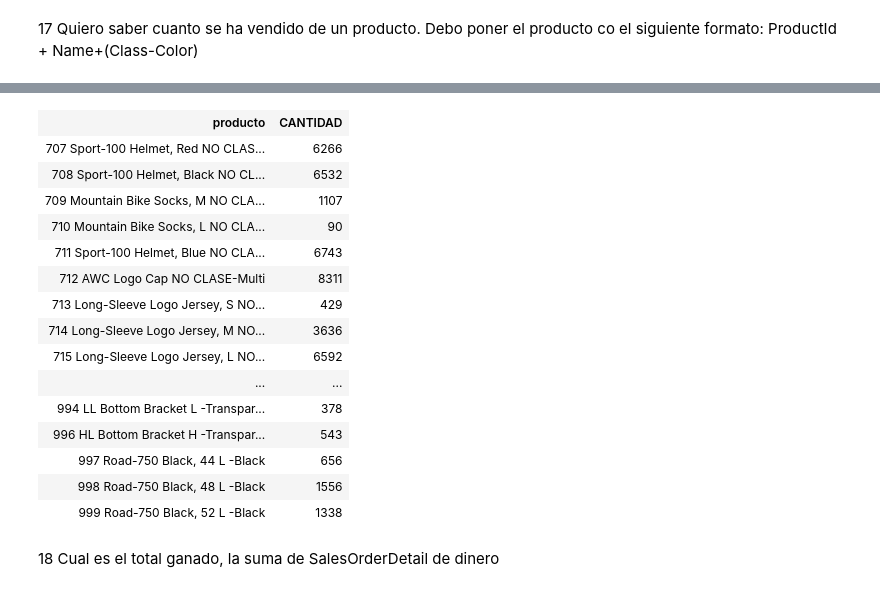
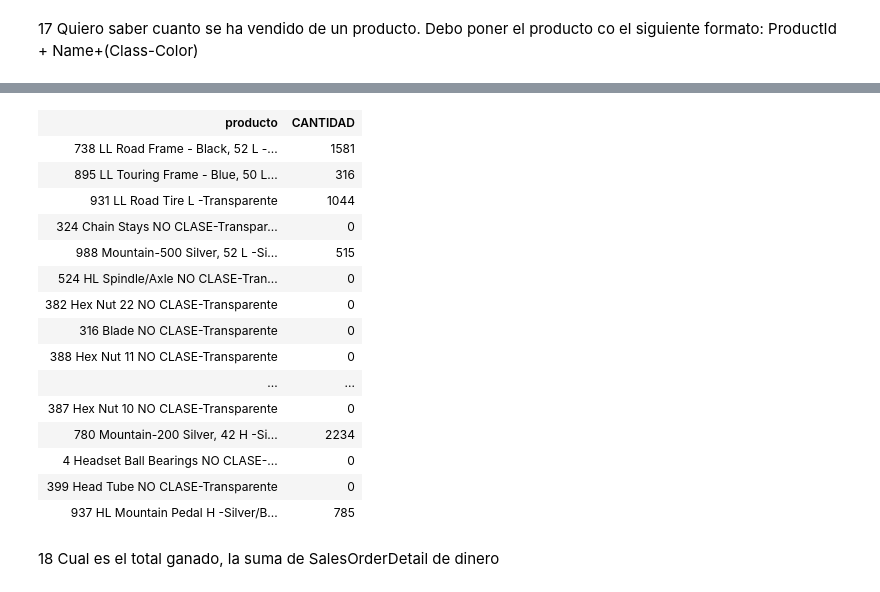
Before and after one commit to Asambler2/Hiberus-enlace, a Jupyter notebook: sql/EJ4VariasTablas/Notebook-1.ipynb, the cells around one changed output, grey strips where cells are left out. Drawn from its saved outputs; the diff is of its cells as text; code cells hidden in the pictures.

```diff
--- a/sql/EJ4VariasTablas/Notebook-1.ipynb
+++ b/sql/EJ4VariasTablas/Notebook-1.ipynb
@@ -296,5 +296,7 @@ Conversion failed when converting the nvarchar value 'M' to data type int.
 # %% [markdown]
 17 Quiero saber cuanto se ha vendido de un producto. Debo poner el producto co el siguiente formato: ProductId + Name+(Class-Color)
 # %%
-SELECT CONCAT( P.ProductID, ' ', P.Name, ' ', COALESCE(P.Class, 'NO CLASE'), '-', COALESCE(P.COLOR, 'Transparente')) as producto, Sum(S.OrderQty) AS CANTIDAD FROM Production.Product AS P JOIN SALES.SalesOrderDetail AS S ON P.ProductID = S.ProductID GROUP BY CONCAT( P.ProductID, ' ', P.Name, ' ', COALESCE(P.Class, 'NO CLASE'), '-', COALESCE(P.COLOR, 'Transparente'))
+SELECT CONCAT( P.ProductID, ' ', P.Name, ' ', COALESCE(P.Class, 'NO CLASE'), '-', COALESCE(P.COLOR, 'Transparente')) as producto, COALESCE(Sum(S.OrderQty), 0) AS CANTIDAD
+FROM Production.Product AS P LEFT JOIN SALES.SalesOrderDetail AS S ON P.ProductID = S.ProductID
+GROUP BY CONCAT( P.ProductID, ' ', P.Name, ' ', COALESCE(P.Class, 'NO CLASE'), '-', COALESCE(P.COLOR, 'Transparente'))
 # %% [output]
@@ -303,19 +306,19 @@ Total execution time: 00:00:00.077
 | producto | CANTIDAD |
-| 707 Sport-100 Helmet, Red NO CLAS... | 6266 |
-| 708 Sport-100 Helmet, Black NO CL... | 6532 |
-| 709 Mountain Bike Socks, M NO CLA... | 1107 |
-| 710 Mountain Bike Socks, L NO CLA... | 90 |
-| 711 Sport-100 Helmet, Blue NO CLA... | 6743 |
-| 712 AWC Logo Cap NO CLASE-Multi | 8311 |
-| 713 Long-Sleeve Logo Jersey, S NO... | 429 |
-| 714 Long-Sleeve Logo Jersey, M NO... | 3636 |
-| 715 Long-Sleeve Logo Jersey, L NO... | 6592 |
+| 738 LL Road Frame - Black, 52 L -... | 1581 |
+| 895 LL Touring Frame - Blue, 50 L... | 316 |
+| 931 LL Road Tire L -Transparente | 1044 |
+| 324 Chain Stays NO CLASE-Transpar... | 0 |
+| 988 Mountain-500 Silver, 52 L -Si... | 515 |
+| 524 HL Spindle/Axle NO CLASE-Tran... | 0 |
+| 382 Hex Nut 22 NO CLASE-Transparente | 0 |
+| 316 Blade NO CLASE-Transparente | 0 |
+| 388 Hex Nut 11 NO CLASE-Transparente | 0 |
 | ... | ... |
-| 994 LL Bottom Bracket L -Transpar... | 378 |
-| 996 HL Bottom Bracket H -Transpar... | 543 |
-| 997 Road-750 Black, 44 L -Black | 656 |
-| 998 Road-750 Black, 48 L -Black | 1556 |
-| 999 Road-750 Black, 52 L -Black | 1338 |
+| 387 Hex Nut 10 NO CLASE-Transparente | 0 |
+| 780 Mountain-200 Silver, 42 H -Si... | 2234 |
+| 4 Headset Ball Bearings NO CLASE-... | 0 |
+| 399 Head Tube NO CLASE-Transparente | 0 |
+| 937 HL Mountain Pedal H -Silver/B... | 785 |
 # %% [markdown]
 18 Cual es el total ganado, la suma de SalesOrderDetail de dinero
 # %%
```
Also changed, not shown: parts of 1 cell of this notebook.
